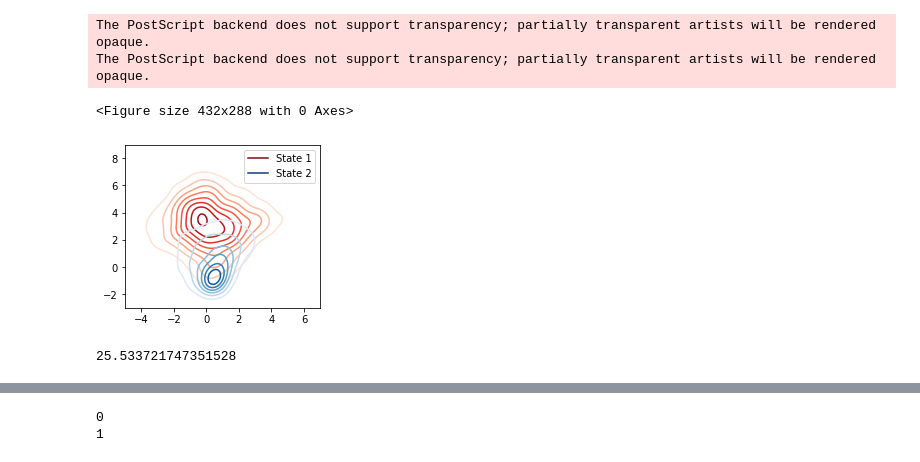
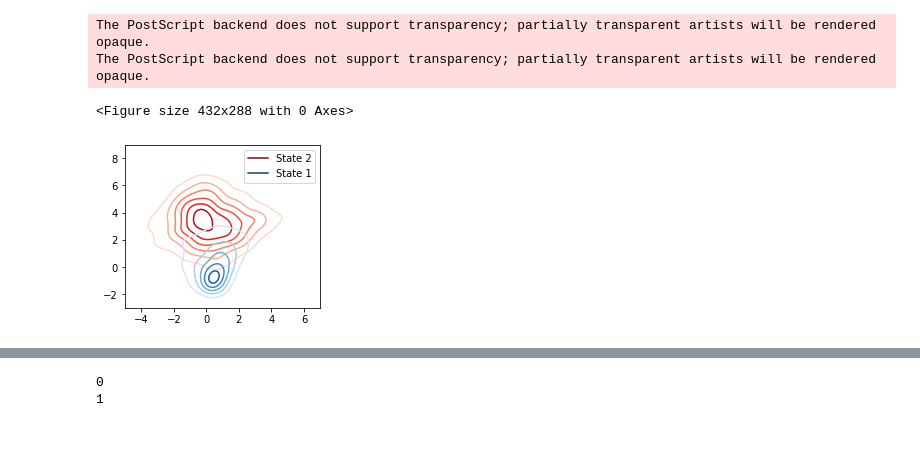
Before and after one commit to mehta-lab/dynamorph, a Jupyter notebook: NOVEMBER_Analysis.ipynb, the cells around one changed output, grey strips where cells are left out. Drawn from its saved outputs; the diff is of its cells as text; code cells hidden in the pictures.

```diff
--- a/NOVEMBER_Analysis.ipynb
+++ b/NOVEMBER_Analysis.ipynb
@@ -898,9 +881,11 @@ selected_ts = extract_representatives(traj_pool, target_PC2=target_PC2, target_d
 selected_fs_pool = []
 for t in selected_ts[:20]:
     selected_fs_pool.extend([fs[well][ind] for ind in traj_inds[t]])
-    #print("Writing %s" % t.replace('/', '_'))
-    #save_movie(t, '%s_patch.gif' % t.replace('/', '_'))
-    #save_traj_bbox(t, '%s_box.gif' % t.replace('/', '_'))
+
+for t in np.random.choice(selected_ts[:20], (5,), replace=False):
+    print("Writing %s" % t.replace('/', '_'))
+    save_traj_bbox(t, 'supp_video_%s_sample_bbox_%s.gif' % (well, t.replace('/', '_')))
+    save_movie(t, 'supp_video_%s_sample_movie_%s.gif' % (well, t.replace('/', '_')))
 
 np.random.seed(123)
 sample_fs[well] = np.random.choice(selected_fs_pool, (4,), replace=False)
@@ -1049,12 +1039,20 @@ init_center1 += np.random.normal(0, 0.1, init_center1.shape)
 init_center2 += np.random.normal(0, 0.1, init_center1.shape)
 #init_center3 += np.random.normal(0, 0.1, init_center1.shape)
 centers = [init_center1, init_center2]#, init_center3]
-stds = [0.5*std_unit for c in centers]
+stds = [0.6*std_unit for c in centers]
 well_prob_mat = initialize_well_prob_mat(calculate_sample_prob_mat(X, centers, stds), Y)
 
-for i in range(10):
-    print(well_prob_mat)
+for i in range(20):
     prob_mat = get_merged_prob_mat(X, Y, centers, stds, well_prob_mat)
     centers, _, well_prob_mat = calculate_new_centers(X, Y, prob_mat)
-    stds = [0.85*std_unit for c in centers]
+print(well_prob_mat)
+
+### Calculate trajectory states ###
+state_cmaps = [plt.get_cmap(name) for name in ['Blues', 'Reds', 'Greens', 'Oranges']]
+traj_states = {well: [] for well in wells_}
+prob_mat = get_merged_prob_mat(X, Y, centers, stds, well_prob_mat)
+for well in wells_:
+    names = traj_names[well]
+    for n in names:
+        traj_states[well].append(prob_mat[t_arrays.index(n)])
 # %% [output]
@@ -1086,0 +1063,11 @@ for well in wells_:
+# %%
+### UMAP of morphodynamic features ###
+import umap
+import matplotlib.pyplot as plt
+import pickle
+n = 10
+d = 0.1
+X_ = X/std_unit
+prob_mat = get_merged_prob_mat(X, Y, centers, stds, well_prob_mat)
+reducer = umap.UMAP(n_neighbors=n, min_dist=d)
+embedding = reducer.fit_transform(X_)
@@ -1087,4 +1130,5 @@ for well in wells_:
 # %%
+### KDE of the two states in PC1-PC2 ###
 classes = sorted(np.unique(Y))
 weights = prob_mat
 
@@ -1093,42 +1137,38 @@ for i, c in enumerate(classes):
     inds = np.where(Y == c)
     X_c = X[inds]
     median_X_c = np.median(X_c, keepdims=True, axis=0)
     outlying[inds] = np.linalg.norm(X_c - median_X_c, axis=1, ord=2)
 
 outlying = (1 - 0.7 * (outlying - outlying.min())/(outlying.max() - outlying.min())) ** 10.
 weights = weights * outlying.reshape((-1, 1))
 
 plt.clf()
 f = plt.figure(figsize=(3.5, 3))
 center1_samples = np.where(weights[:, 0] > weights[:, 1])[0]
 center2_samples = np.where(weights[:, 1] > weights[:, 0])[0]
 sns.kdeplot(X[center2_samples][:, 1],
             X[center2_samples][:, 2],
             cmap=state_cmaps[1],
             shade_lowest=False,
-            n_levels=8,
-            label='State 1')
+            n_levels=6,
+            label='State 2')
 sns.kdeplot(X[center1_samples][:, 1],
             X[center1_samples][:, 2],
             cmap=state_cmaps[0],
             shade_lowest=False,
-            n_levels=8,
-            label='State 2')
+            n_levels=6,
+            label='State 1')
 plt.xlim(-5, 7)
 plt.ylim(-3, 9)
 plt.legend()
 # plt.show()
 plt.savefig('NOVEMBER_state_KDE.png', dpi=300)
 plt.savefig('NOVEMBER_state_KDE.eps')
 # %% [output]
 The PostScript backend does not support transparency; partially transparent artists will be rendered opaque.
 The PostScript backend does not support transparency; partially transparent artists will be rendered opaque.
 <Figure size 432x288 with 0 Axes>
-[figure, old version]
+[figure, new version]
-# %%
-np.exp(3.24)
-# %% [output]
-25.533721747351528
 # %%
 ### Scatter (Arrow) plot of trajectory level PC1 - PC2 - speed ###
 
```
Also changed, not shown: parts of 22 cells of this notebook.
